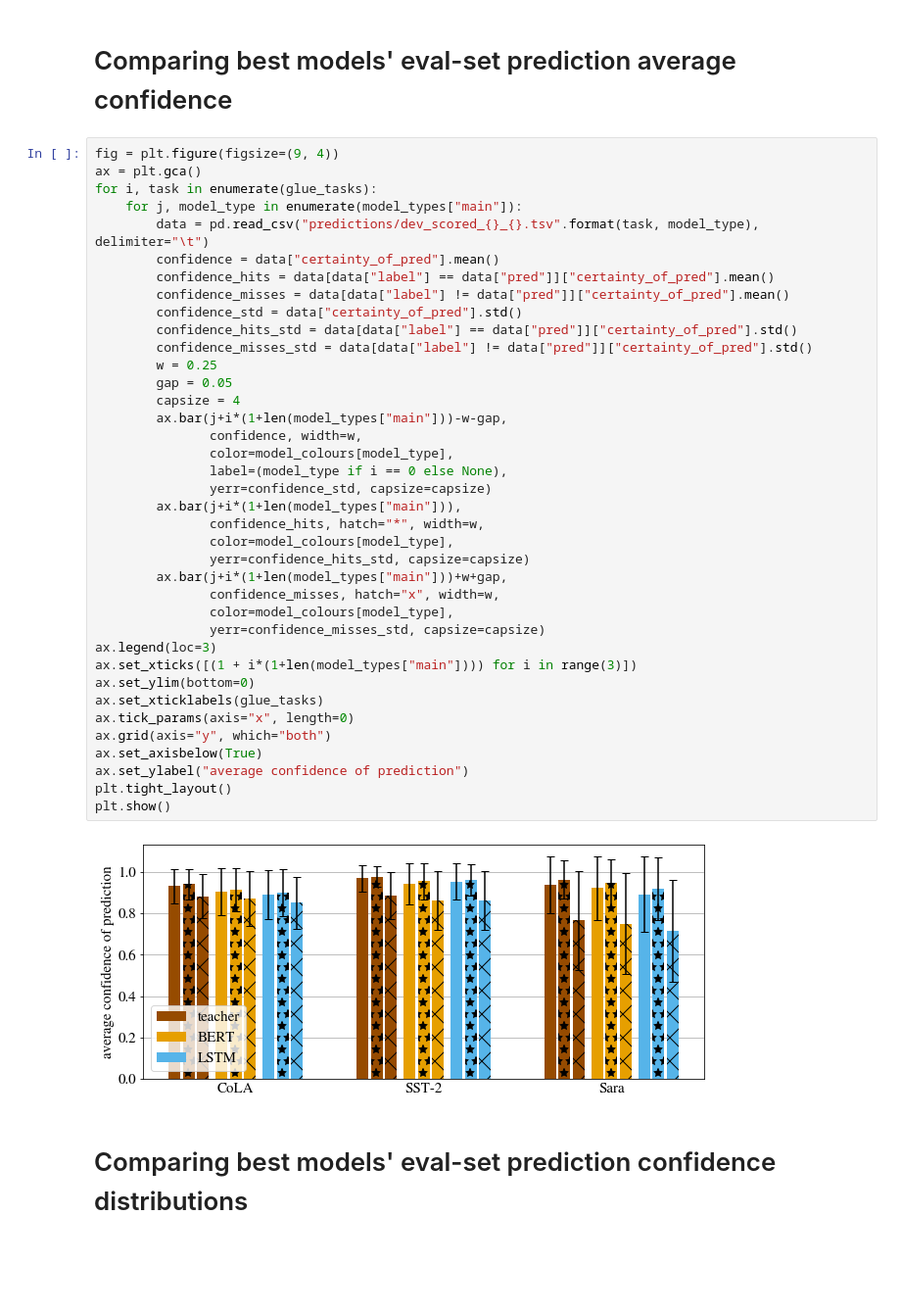
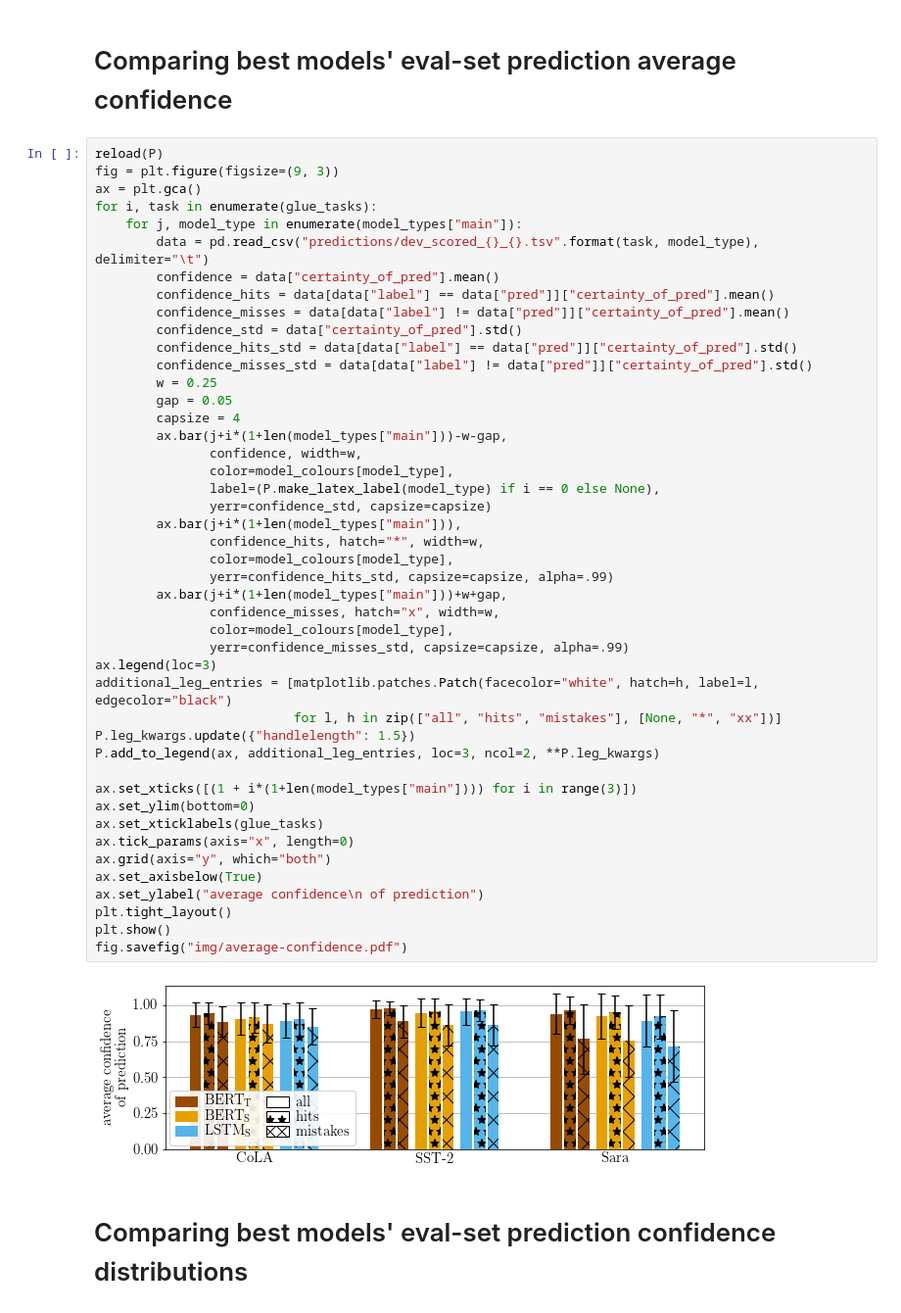
Before and after one commit to samsucik/knowledge-distil-bert, a Jupyter notebook: experiments/analysis/General plotting.ipynb, the cells around one changed output. Shown at 98% size. Cells and saved outputs as stored; diff of their text form; blank space fills up the shorter version.

Commit message:
Finish writing about prediction analysis.

```diff
--- a/experiments/analysis/General plotting.ipynb
+++ b/experiments/analysis/General plotting.ipynb
@@ -274,45 +274,52 @@ plt.show()
 # %% [markdown]
 # Comparing best models' eval-set prediction average confidence
 # %%
-fig = plt.figure(figsize=(9, 4))
+reload(P)
+fig = plt.figure(figsize=(9, 3))
 ax = plt.gca()
 for i, task in enumerate(glue_tasks):
     for j, model_type in enumerate(model_types["main"]):
         data = pd.read_csv("predictions/dev_scored_{}_{}.tsv".format(task, model_type), delimiter="\t")
         confidence = data["certainty_of_pred"].mean()
         confidence_hits = data[data["label"] == data["pred"]]["certainty_of_pred"].mean()
         confidence_misses = data[data["label"] != data["pred"]]["certainty_of_pred"].mean()
         confidence_std = data["certainty_of_pred"].std()
         confidence_hits_std = data[data["label"] == data["pred"]]["certainty_of_pred"].std()
         confidence_misses_std = data[data["label"] != data["pred"]]["certainty_of_pred"].std()
         w = 0.25
         gap = 0.05
         capsize = 4
         ax.bar(j+i*(1+len(model_types["main"]))-w-gap,
                confidence, width=w,
                color=model_colours[model_type],
-               label=(model_type if i == 0 else None),
+               label=(P.make_latex_label(model_type) if i == 0 else None),
                yerr=confidence_std, capsize=capsize)
         ax.bar(j+i*(1+len(model_types["main"])),
                confidence_hits, hatch="*", width=w,
                color=model_colours[model_type],
-               yerr=confidence_hits_std, capsize=capsize)
+               yerr=confidence_hits_std, capsize=capsize, alpha=.99)
         ax.bar(j+i*(1+len(model_types["main"]))+w+gap,
                confidence_misses, hatch="x", width=w,
                color=model_colours[model_type],
-               yerr=confidence_misses_std, capsize=capsize)
+               yerr=confidence_misses_std, capsize=capsize, alpha=.99)
 ax.legend(loc=3)
+additional_leg_entries = [matplotlib.patches.Patch(facecolor="white", hatch=h, label=l, edgecolor="black")
+                          for l, h in zip(["all", "hits", "mistakes"], [None, "*", "xx"])]
+P.leg_kwargs.update({"handlelength": 1.5})
+P.add_to_legend(ax, additional_leg_entries, loc=3, ncol=2, **P.leg_kwargs)
+
 ax.set_xticks([(1 + i*(1+len(model_types["main"]))) for i in range(3)])
 ax.set_ylim(bottom=0)
 ax.set_xticklabels(glue_tasks)
 ax.tick_params(axis="x", length=0)
 ax.grid(axis="y", which="both")
 ax.set_axisbelow(True)
-ax.set_ylabel("average confidence of prediction")
+ax.set_ylabel("average confidence\n of prediction")
 plt.tight_layout()
 plt.show()
+fig.savefig("img/average-confidence.pdf")
 # %% [output]
-[figure, old version]
+[figure, new version]
 # %% [markdown]
 # Comparing best models' eval-set prediction confidence distributions
 # %%
```
Also changed, not shown: parts of 2 cells of this notebook, 10 other files.
